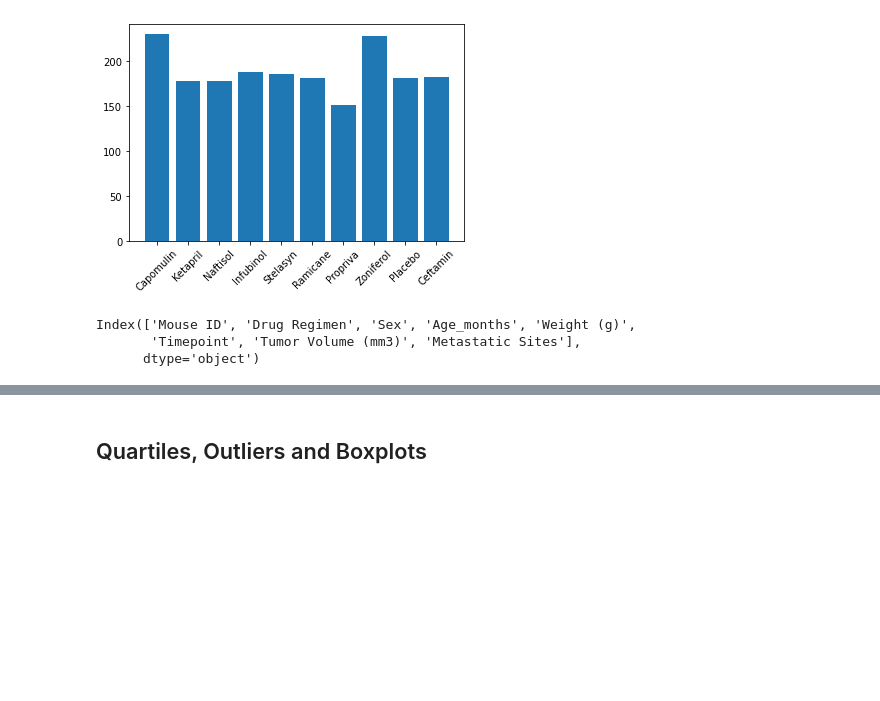
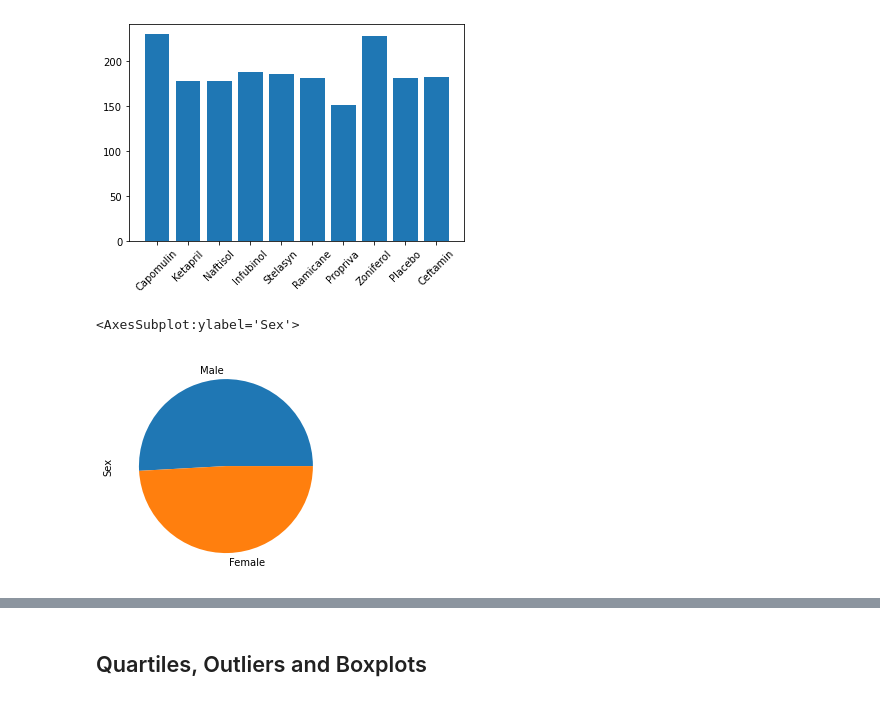
Before and after one commit to DataTortuga/matplotlib-challenge, a Jupyter notebook: Pymaceuticals/pymaceuticals_starter.ipynb, the cells around one changed output, grey strips where cells are left out. Drawn from its saved outputs; the diff is of its cells as text; code cells hidden in the pictures; blank space fills up the shorter version.

```diff
--- a/Pymaceuticals/pymaceuticals_starter.ipynb
+++ b/Pymaceuticals/pymaceuticals_starter.ipynb
@@ -174,12 +174,12 @@ plt.show()
 # %%
 # Generate a pie plot showing the distribution of female versus male mice using pandas
 
 merged_df.columns
+merged_df.groupby('Sex').count()
 
-merged_df
+merged_df['Sex'].value_counts().plot(kind='pie')
 # %% [output]
-Index(['Mouse ID', 'Drug Regimen', 'Sex', 'Age_months', 'Weight (g)',
-       'Timepoint', 'Tumor Volume (mm3)', 'Metastatic Sites'],
-      dtype='object')
+<AxesSubplot:ylabel='Sex'>
+[figure, added]
 # %%
 # Generate a pie plot showing the distribution of female versus male mice using pyplot
```
Also changed, not shown: parts of 4 cells of this notebook.
